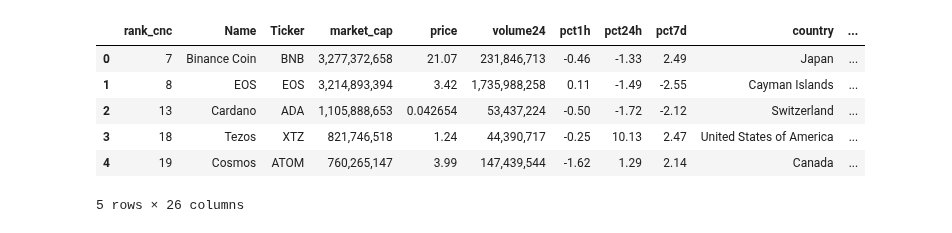
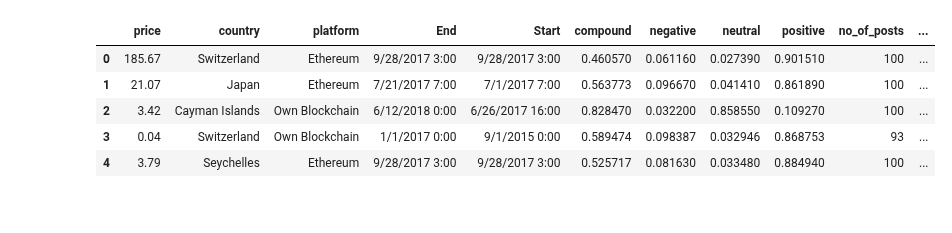
Before and after one commit to eccadena/ICO_Viability_Index, a Jupyter notebook: notebooks/libs/Mina/random_forest.ipynb, the cells around one changed output. Drawn from its saved outputs; the diff is of its cells as text; code cells hidden in the pictures.

```diff
--- a/notebooks/libs/Mina/random_forest.ipynb
+++ b/notebooks/libs/Mina/random_forest.ipynb
@@ -14,14 +15,13 @@ from sklearn.metrics import confusion_matrix
 from imblearn.metrics import classification_report_imbalanced
 from sklearn.preprocessing import StandardScaler
 # %%
-file = Path('../../data/cleandata/sentiment_cmc_track_merge.csv')
+file = Path('./success_df.csv')
 df = pd.read_csv(file)
 df.head()
 # %% [output]
-|  | rank_cnc | Name | Ticker | market_cap | price | volume24 | pct1h | pct24h | pct7d | country | ... |
-| 0 | 7 | Binance Coin | BNB | 3,277,372,658 | 21.07 | 231,846,713 | -0.46 | -1.33 | 2.49 | Japan | ... |
-| 1 | 8 | EOS | EOS | 3,214,893,394 | 3.42 | 1,735,988,258 | 0.11 | -1.49 | -2.55 | Cayman Islands | ... |
-| 2 | 13 | Cardano | ADA | 1,105,888,653 | 0.042654 | 53,437,224 | -0.50 | -1.72 | -2.12 | Switzerland | ... |
-| 3 | 18 | Tezos | XTZ | 821,746,518 | 1.24 | 44,390,717 | -0.25 | 10.13 | 2.47 | United States of America | ... |
-| 4 | 19 | Cosmos | ATOM | 760,265,147 | 3.99 | 147,439,544 | -1.62 | 1.29 | 2.14 | Canada | ... |
+|  | price | country | platform | End | Start | compound | negative | neutral | positive | no_of_posts | ... |
+| 0 | 185.67 | Switzerland | Ethereum | 9/28/2017 3:00 | 9/28/2017 3:00 | 0.460570 | 0.061160 | 0.027390 | 0.901510 | 100 | ... |
+| 1 | 21.07 | Japan | Ethereum | 7/21/2017 7:00 | 7/1/2017 7:00 | 0.563773 | 0.096670 | 0.041410 | 0.861890 | 100 | ... |
+| 2 | 3.42 | Cayman Islands | Own Blockchain | 6/12/2018 0:00 | 6/26/2017 16:00 | 0.828470 | 0.032200 | 0.858550 | 0.109270 | 100 | ... |
+| 3 | 0.04 | Switzerland | Own Blockchain | 1/1/2017 0:00 | 9/1/2015 0:00 | 0.589474 | 0.098387 | 0.032946 | 0.868753 | 93 | ... |
+| 4 | 3.79 | Seychelles | Ethereum | 9/28/2017 3:00 | 9/28/2017 3:00 | 0.525717 | 0.081630 | 0.033480 | 0.884940 | 100 | ... |
-5 rows × 26 columns
```
Also changed, not shown: parts of 10 cells of this notebook, 1 other file.
